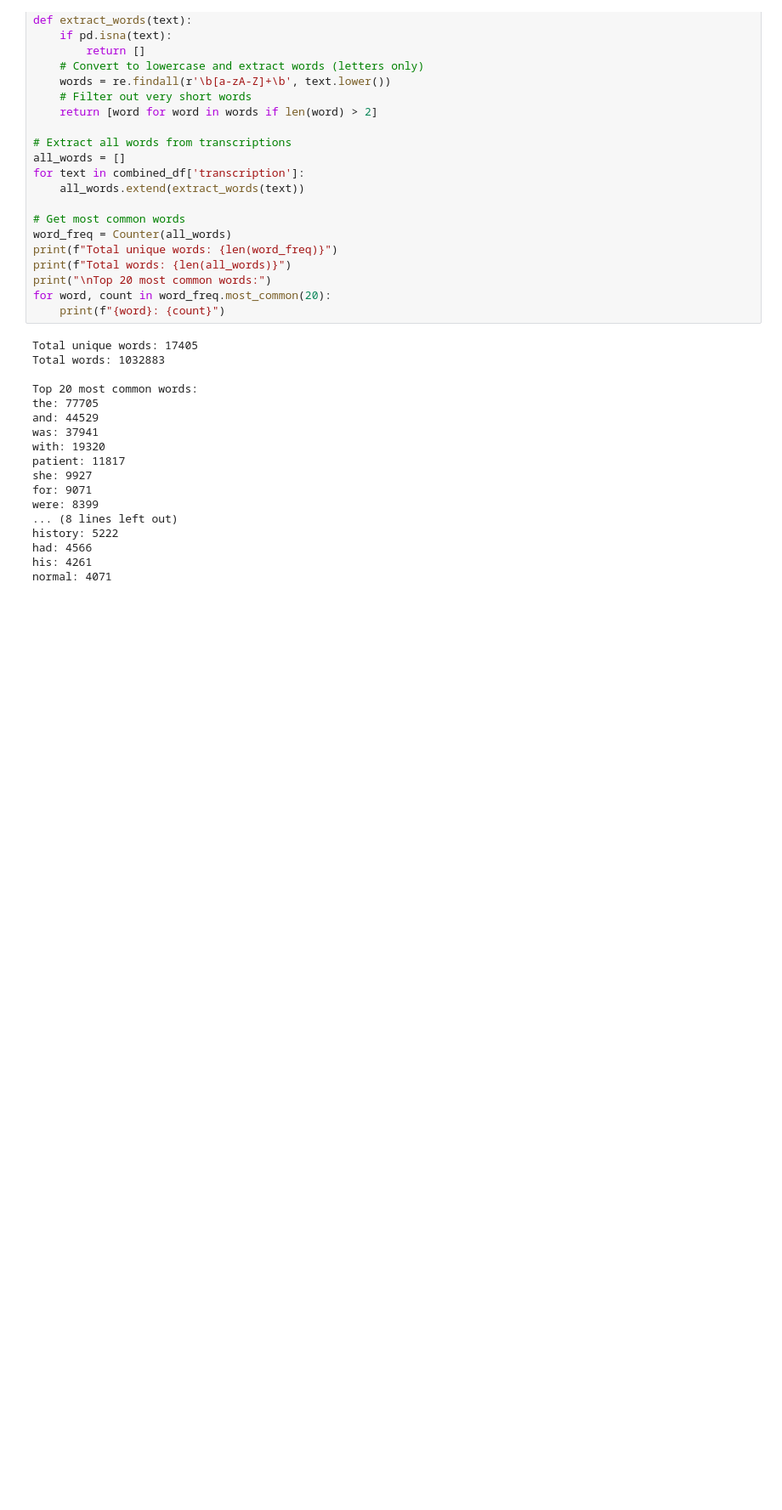
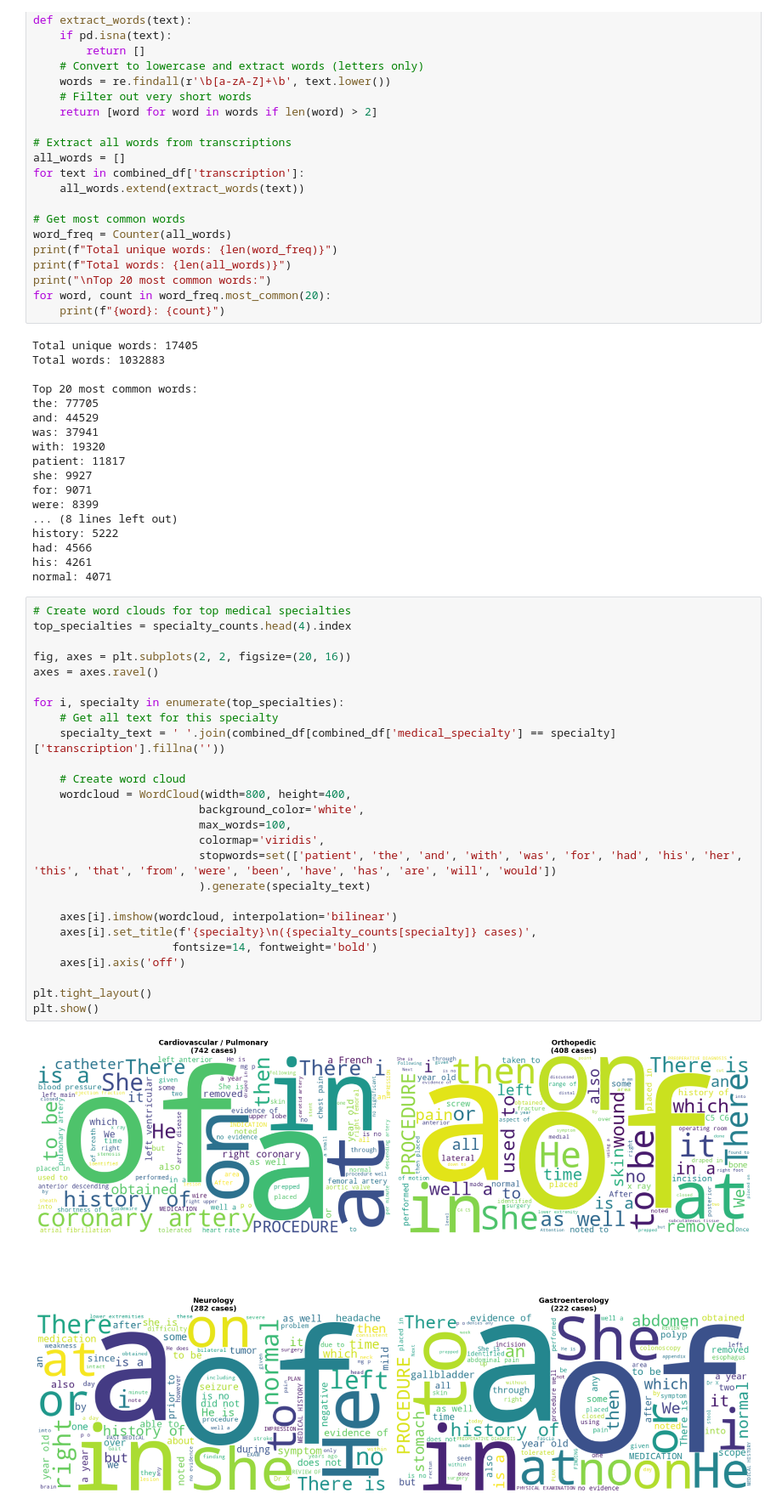
Before and after one commit to Forge25/MedArchive-Solutions-Classification-System, a Jupyter notebook: notebooks/1_eda_and_preprocessing.ipynb, the cells around one changed output. Shown at 85% size. Drawn from its saved outputs; the diff is of its cells as text; blank space fills up the shorter version.

Commit message:
create words clouds for medical specialites

```diff
--- a/notebooks/1_eda_and_preprocessing.ipynb
+++ b/notebooks/1_eda_and_preprocessing.ipynb
@@ -309,3 +310,31 @@ history: 5222
 had: 4566
 his: 4261
 normal: 4071
+# %%
+# Create word clouds for top medical specialties
+top_specialties = specialty_counts.head(4).index
+
+fig, axes = plt.subplots(2, 2, figsize=(20, 16))
+axes = axes.ravel()
+
+for i, specialty in enumerate(top_specialties):
+    # Get all text for this specialty
+    specialty_text = ' '.join(combined_df[combined_df['medical_specialty'] == specialty]['transcription'].fillna(''))
+
+    # Create word cloud
+    wordcloud = WordCloud(width=800, height=400,
+                         background_color='white',
+                         max_words=100,
+                         colormap='viridis',
+                         stopwords=set(['patient', 'the', 'and', 'with', 'was', 'for', 'had', 'his', 'her', 'this', 'that', 'from', 'were', 'been', 'have', 'has', 'are', 'will', 'would'])
+                         ).generate(specialty_text)
+
+    axes[i].imshow(wordcloud, interpolation='bilinear')
+    axes[i].set_title(f'{specialty}\n({specialty_counts[specialty]} cases)',
+                     fontsize=14, fontweight='bold')
+    axes[i].axis('off')
+
+plt.tight_layout()
+plt.show()
+# %% [output]
+[figure, added]
```
Also changed, not shown: parts of 1 cell of this notebook.
